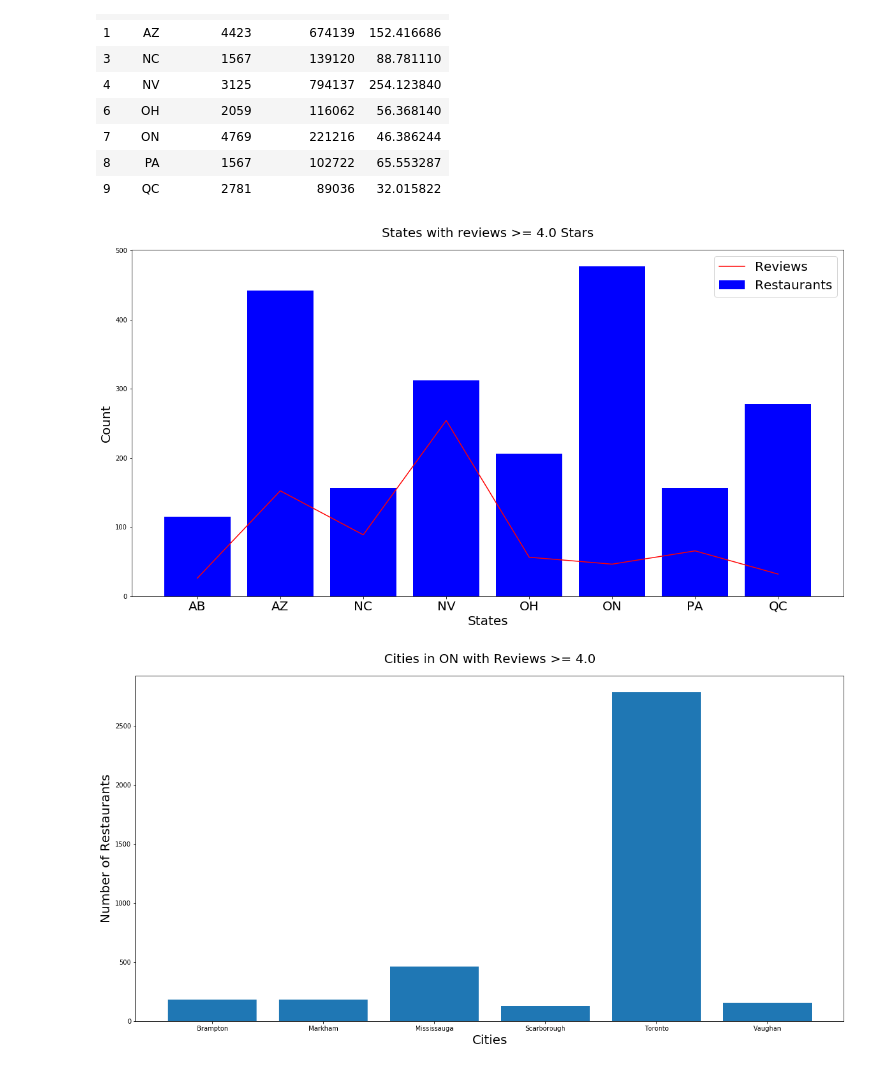
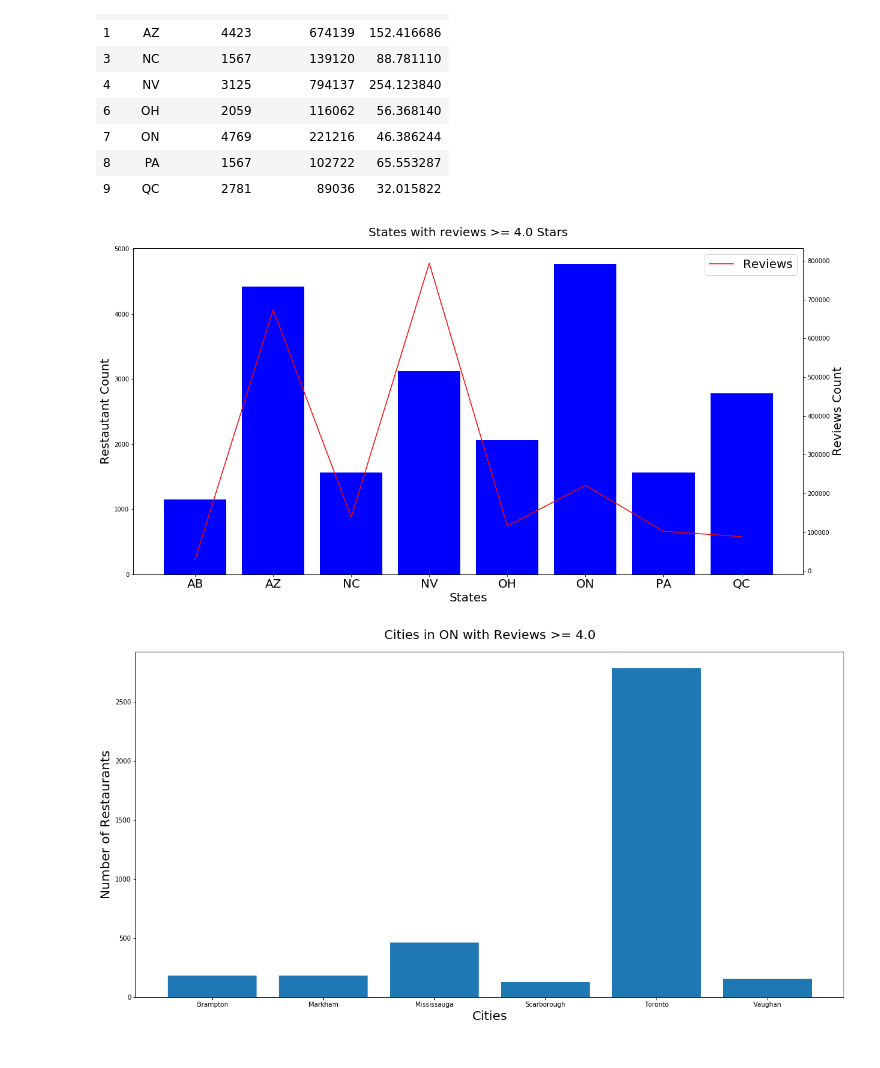
Before and after one commit to yueweng/restaurant-reviews, a Jupyter notebook: project.ipynb, the cells around one changed output. Drawn from its saved outputs; the diff is of its cells as text; code cells hidden in the pictures.

Commit message:
add graphs

```diff
--- a/project.ipynb
+++ b/project.ipynb
@@ -547,20 +547,22 @@ states_stars_attributes
 # %%
 states_stars_attributes = pd.DataFrame(states_stars_attributes)
 
 fig, ax = plt.subplots(figsize=[20, 10])
 
 ax.set_title('States with reviews >= 4.0 Stars', fontsize=20, pad=20)
-ax.plot(states_stars_attributes['state'], states_stars_attributes['reviews'], color='red', label='Reviews')
-ax.bar(states_stars_attributes['state'], states_stars_attributes['business_id'] / 10, color='blue', label='Restaurants')
+ax2 = ax.twinx()
+ax.bar(states_stars_attributes['state'], states_stars_attributes['business_id'], color='blue', label='Restaurants')
+ax2.plot(states_stars_attributes['state'], states_stars_attributes['review_count'], color='red', label='Reviews')
 ax.set_xlabel('States', fontsize=20)
 ax.set_xticklabels(states_stars_attributes['state'], fontsize=20)
-ax.set_ylabel('Count', fontsize=20)
+ax.set_ylabel('Restautant Count', fontsize=20)
+ax2.set_ylabel('Reviews Count', fontsize=20)
 
 plt.legend(fontsize=20)
 
 fig.savefig('images/states_reviews_4_stars.png', bbox_inches = "tight")
 # %% [output]
-[figure, old version]
+[figure, new version]
 # %%
 st = []
 
```
Also changed, not shown: parts of 9 cells of this notebook, 4 other files.
